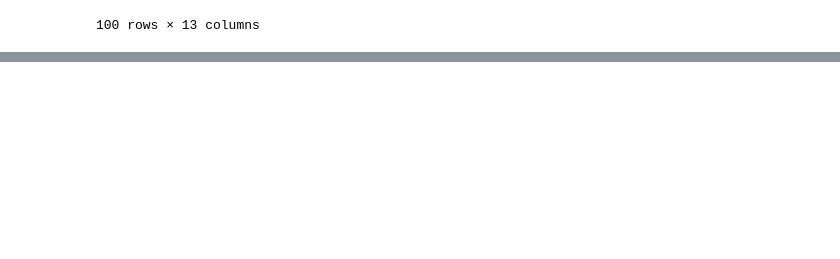
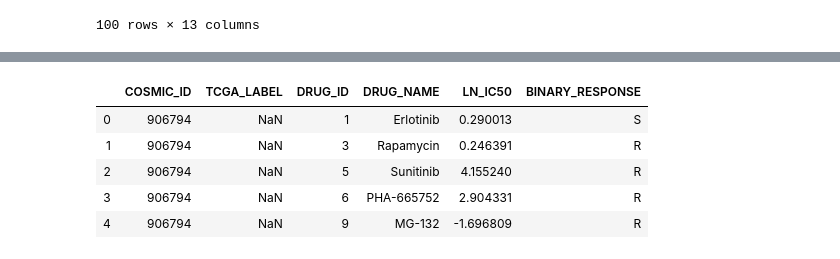
Before and after one commit to esko22/ucb-w210-cap-drug-response, a Jupyter notebook: DrugProfiles/drug_response_eda.ipynb, the cells around one changed output, grey strips where cells are left out. Saved outputs shown, nothing was run; the diff lists cells and outputs as text; code cells hidden in the pictures; blank space fills up the shorter version.

```diff
--- a/DrugProfiles/drug_response_eda.ipynb
+++ b/DrugProfiles/drug_response_eda.ipynb
@@ -229,0 +322,9 @@ dose_response_df.to_csv('../data/v17.3_fitted_dose_response_binary.csv')
+# %%
+drug_selection_set.head()
+# %% [output]
+|  | COSMIC_ID | TCGA_LABEL | DRUG_ID | DRUG_NAME | LN_IC50 | BINARY_RESPONSE |
+| 0 | 906794 | NaN | 1 | Erlotinib | 0.290013 | S |
+| 1 | 906794 | NaN | 3 | Rapamycin | 0.246391 | R |
+| 2 | 906794 | NaN | 5 | Sunitinib | 4.155240 | R |
+| 3 | 906794 | NaN | 6 | PHA-665752 | 2.904331 | R |
+| 4 | 906794 | NaN | 9 | MG-132 | -1.696809 | R |
```
Also changed, not shown: parts of 16 cells of this notebook, 6 other files.
